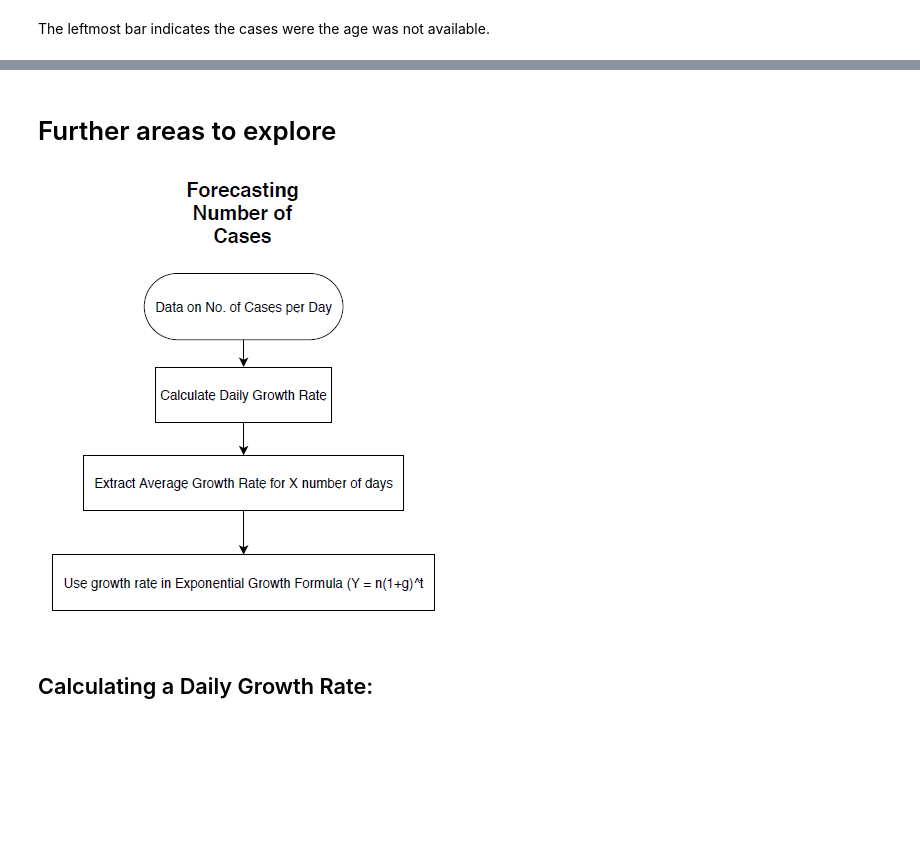
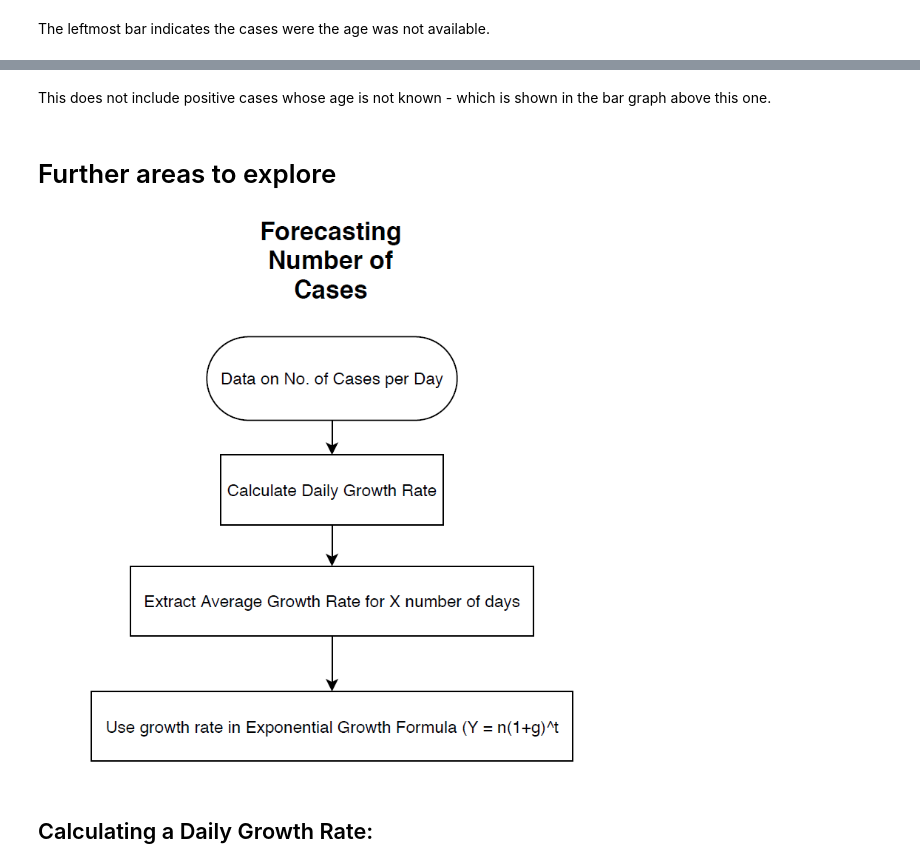
Before and after one commit to dsfsi/covid19za, a Jupyter notebook: notebooks/COVID-19 South Africa - Data Analysis and Visualization.ipynb, the cells around one changed output, grey strips where cells are left out. Saved outputs shown, nothing was run; the diff lists cells and outputs as text; code cells hidden in the pictures; blank space fills up the shorter version.

```diff
--- a/notebooks/COVID-19 South Africa - Data Analysis and Visualization.ipynb
+++ b/notebooks/COVID-19 South Africa - Data Analysis and Visualization.ipynb
@@ -150,10 +260,12 @@ The leftmost bar indicates the cases were the age was not available.
+# %% [markdown]
+This does not include positive cases whose age is not known - which is shown in the bar graph above this one.
 # %% [markdown]
 # Further areas to explore
 # %%
 from IPython.display import Image, display
-display(Image(filename='../data/forecast_cases.png', embed=True))
+display(Image(filename='images/forecast_cases.png', embed=True))
 # %% [output]
-[figure, old version]
+[figure, new version]
 # %% [markdown]
 ## Calculating a Daily Growth Rate:
 # %%
```
Also changed, not shown: parts of 18 cells of this notebook.
